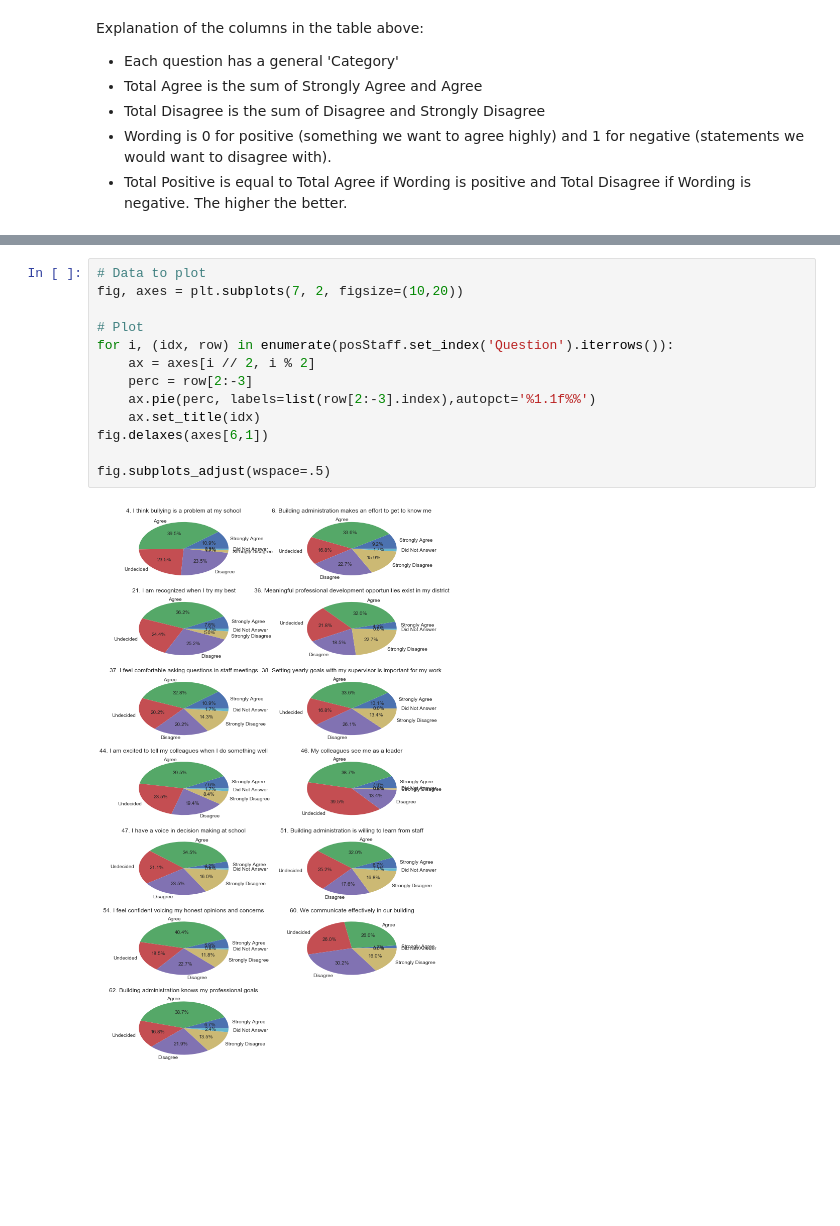
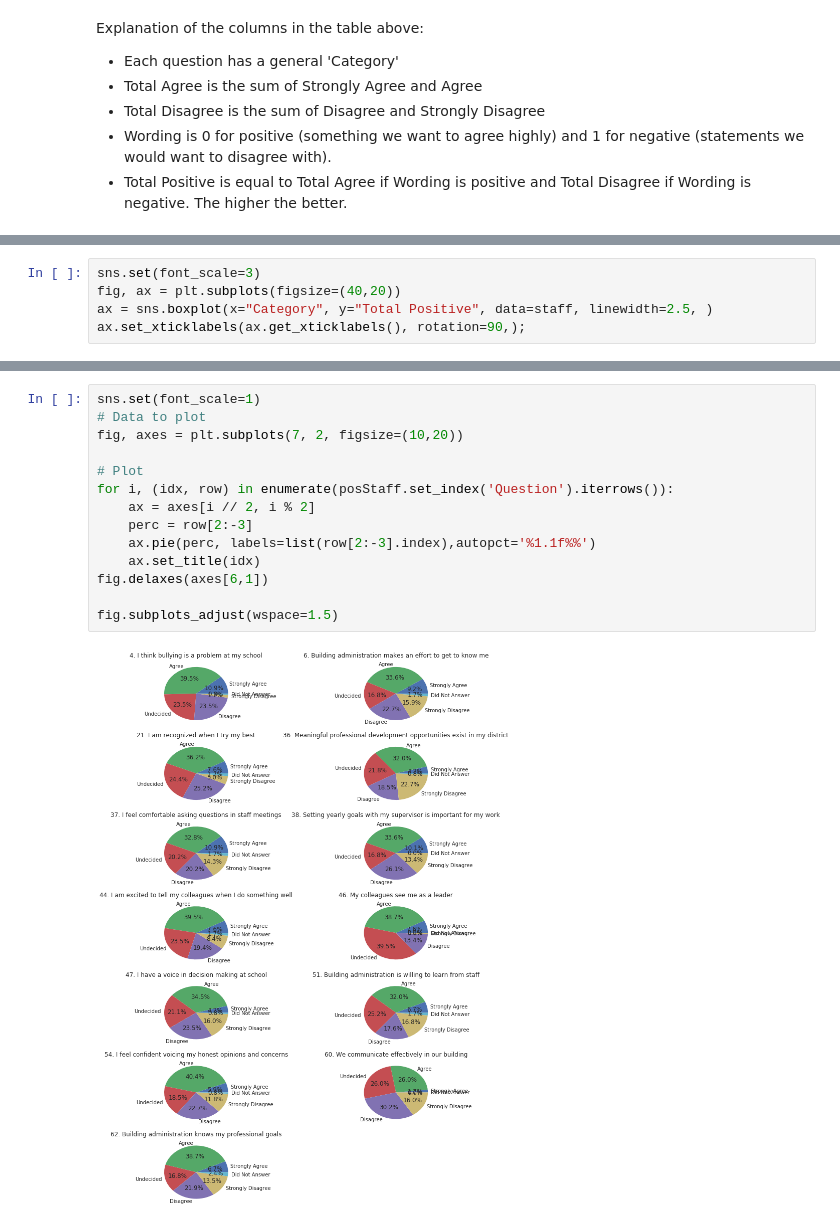
Before and after one commit to scottyla19/my_voice, a Jupyter notebook: My Voice.ipynb, the cells around one changed output, grey strips where cells are left out. Saved outputs shown, nothing was run; the diff lists cells and outputs as text; blank space fills up the shorter version.

Commit message:
staff analysis completed

```diff
--- a/My Voice.ipynb
+++ b/My Voice.ipynb
@@ -52,3 +65,8 @@ Leadership & Responsibility         62.957143
 Sense of Accomplishment             69.866667
 Spirit of Adventure                 65.557143
 Name: Total Positive, dtype: float64
+# %%
+sns.set(font_scale=3)
+fig, ax = plt.subplots(figsize=(40,20))
+ax = sns.boxplot(x="Category", y="Total Positive", data=staff, linewidth=2.5, )
+ax.set_xticklabels(ax.get_xticklabels(), rotation=90,);
@@ -79,17 +97,18 @@ posStaff.head(len(posStaff))
 | 59 | Administration and Communication | 60. We communicate effectively in... | 27.7 | 1.7 | 26.1 | 26.1 | 30.3 | 16.0 | ... |
 | 61 | Administration and Communication | 62. Building administration knows... | 46.6 | 6.9 | 39.7 | 17.2 | 22.4 | 13.8 | ... |
 # %%
+sns.set(font_scale=1)
 # Data to plot
 fig, axes = plt.subplots(7, 2, figsize=(10,20))
 
 # Plot
 for i, (idx, row) in enumerate(posStaff.set_index('Question').iterrows()):
     ax = axes[i // 2, i % 2]
     perc = row[2:-3]
     ax.pie(perc, labels=list(row[2:-3].index),autopct='%1.1f%%')
     ax.set_title(idx)
 fig.delaxes(axes[6,1])
 
-fig.subplots_adjust(wspace=.5)
+fig.subplots_adjust(wspace=1.5)
 # %% [output]
-[figure, old version]
+[figure, new version]
```
Also changed, not shown: parts of 8 cells of this notebook.
